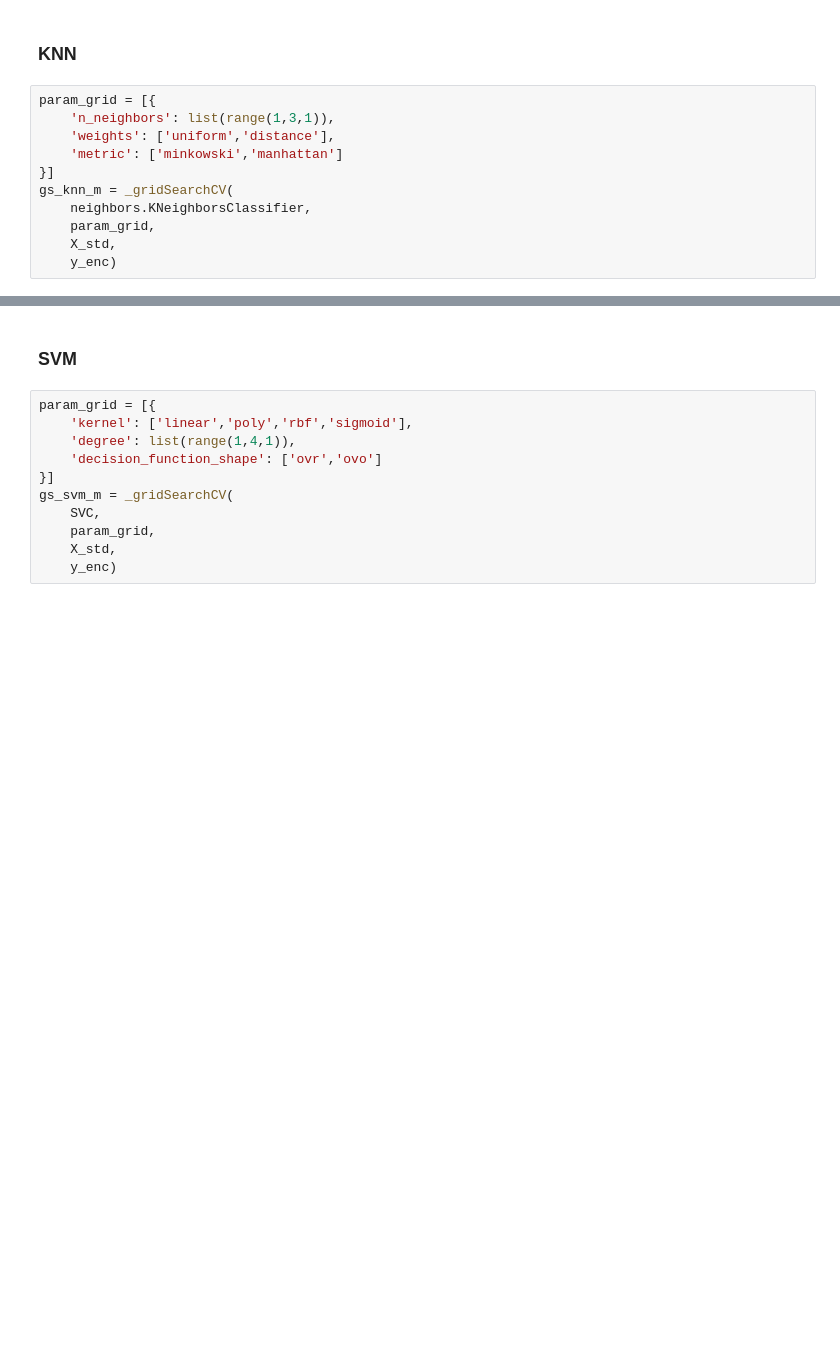
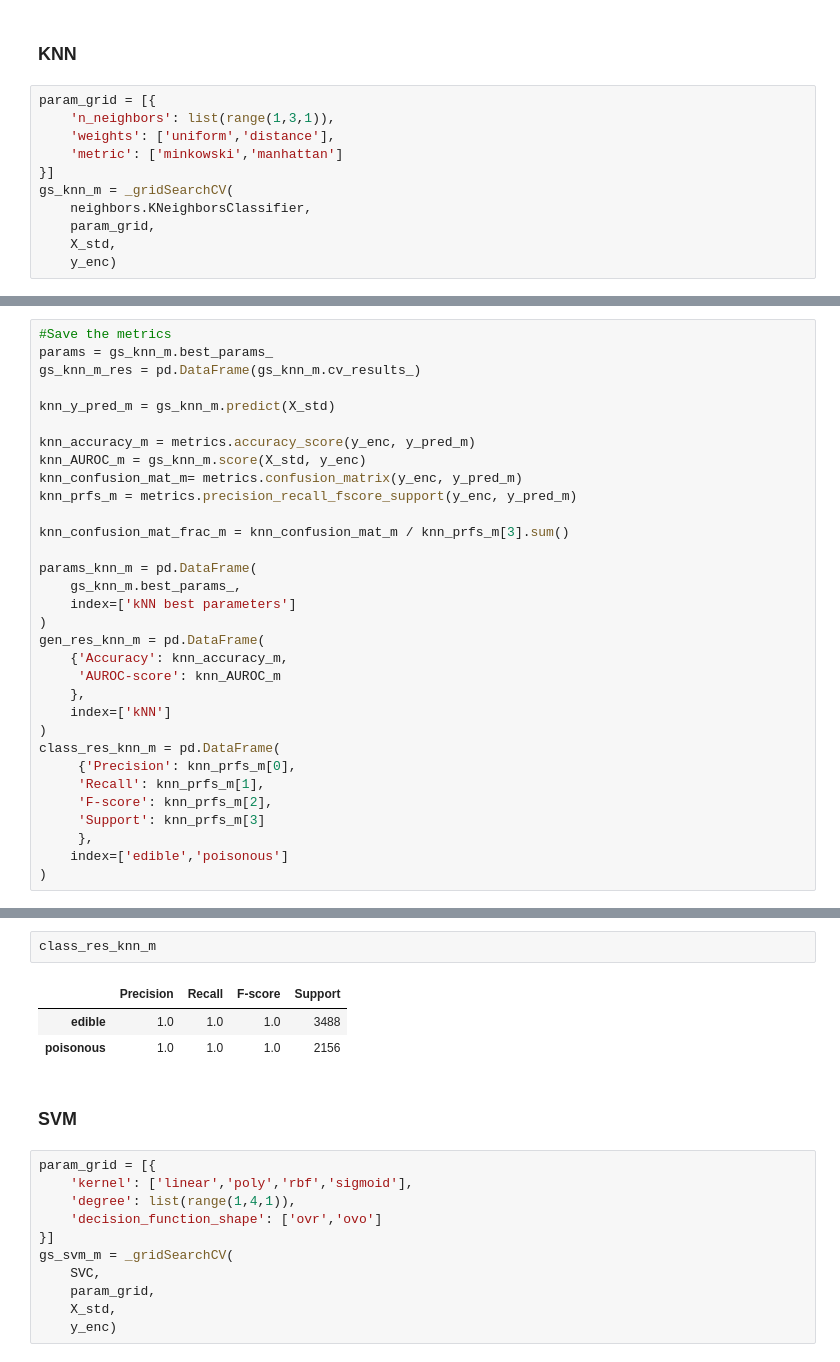
Before and after one commit to sventopia/ML, a Jupyter notebook: A1_1.ipynb, the cells around one changed output, grey strips where cells are left out. Drawn from its saved outputs; the diff is of its cells as text; blank space fills up the shorter version.

```diff
--- a/A1_1.ipynb
+++ b/A1_1.ipynb
@@ -205,0 +260,32 @@ gs_knn_m.best_params_
+# %%
+#Save the metrics
+params = gs_knn_m.best_params_
+gs_knn_m_res = pd.DataFrame(gs_knn_m.cv_results_)
+
+knn_y_pred_m = gs_knn_m.predict(X_std)
+
+knn_accuracy_m = metrics.accuracy_score(y_enc, y_pred_m)
+knn_AUROC_m = gs_knn_m.score(X_std, y_enc)
+knn_confusion_mat_m= metrics.confusion_matrix(y_enc, y_pred_m)
+knn_prfs_m = metrics.precision_recall_fscore_support(y_enc, y_pred_m)
+
+knn_confusion_mat_frac_m = knn_confusion_mat_m / knn_prfs_m[3].sum()
+
+params_knn_m = pd.DataFrame(
+    gs_knn_m.best_params_,
+    index=['kNN best parameters']
+)
+gen_res_knn_m = pd.DataFrame(
+    {'Accuracy': knn_accuracy_m,
+     'AUROC-score': knn_AUROC_m
+    },
+    index=['kNN']
+)
+class_res_knn_m = pd.DataFrame(
+     {'Precision': knn_prfs_m[0],
+     'Recall': knn_prfs_m[1],
+     'F-score': knn_prfs_m[2],
+     'Support': knn_prfs_m[3]
+     },
+    index=['edible','poisonous']
+)
@@ -206,3 +302,9 @@ gs_knn_m.best_params_
+# %%
+class_res_knn_m
+# %% [output]
+|  | Precision | Recall | F-score | Support |
+| edible | 1.0 | 1.0 | 1.0 | 3488 |
+| poisonous | 1.0 | 1.0 | 1.0 | 2156 |
 # %% [markdown]
 ### SVM
 # %%
```
Also changed, not shown: parts of 26 cells of this notebook.
